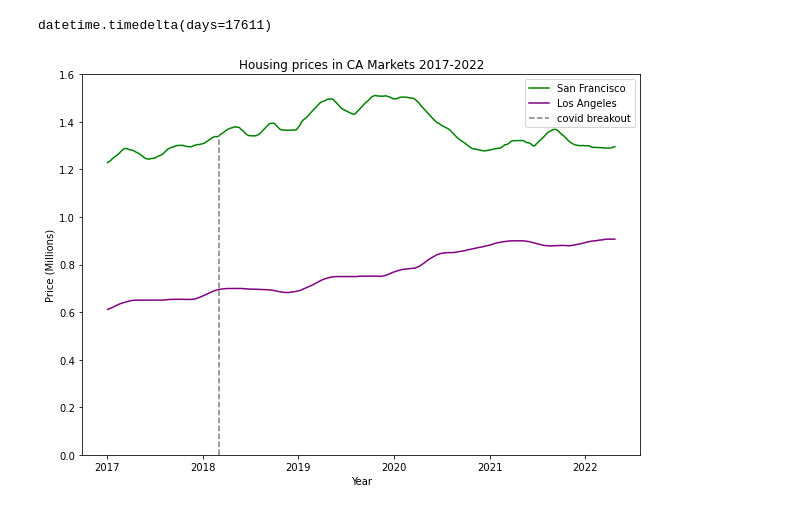
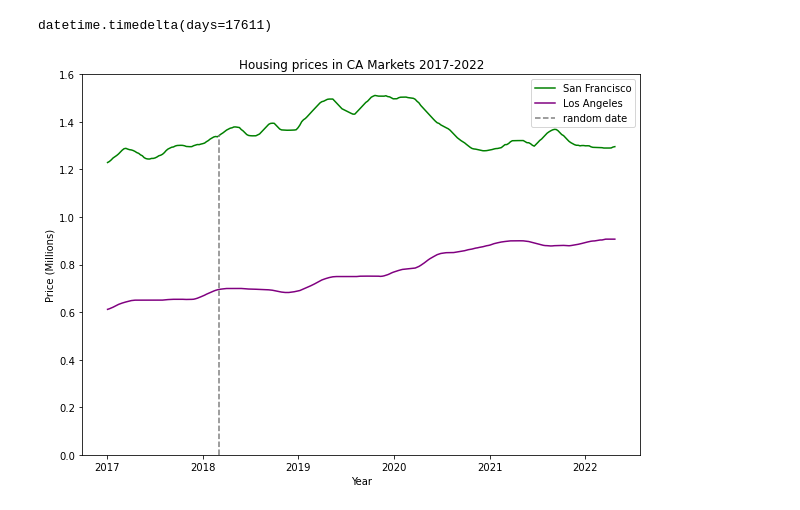
Before and after one commit to naruhikohama/dataviz-python, a Jupyter notebook: matplotlib_fundamentals.ipynb, the cells around one changed output. Saved outputs shown, nothing was run; the diff lists cells and outputs as text; code cells hidden in the pictures.

```diff
--- a/matplotlib_fundamentals.ipynb
+++ b/matplotlib_fundamentals.ipynb
@@ -289,31 +289,31 @@ datetime.timedelta(days=17611)
 # %%
 fig, ax = plt.subplots(figsize = (10, 7))
 
 ax.plot(
     ca_housing_markets.index,
     ca_housing_markets['San Francisco'] / 1_000_000,
     label = 'San Francisco',
     color = 'green',
 )
 
 ax.plot(
     ca_housing_markets.index,
     ca_housing_markets['Los Angeles'] / 1_000_000,
     label = 'Los Angeles',
     color = 'purple',
 )
 
 ax.set_title('Housing prices in CA Markets 2017-2022', fontsize = 12)
 ax.set_xlabel("Year")
 ax.set_ylabel("Price (Millions)")
 ax.set_ylim(0, 1.6)
 
 line_max_y = ca_housing_markets[ca_housing_markets.index == datetime.datetime(2018, 3, 5)][['San Francisco', 'Los Angeles']].values.max() / 1_000_000
 
-ax.axvline(datetime.datetime(2018, 3, 5), ymin= 0, ymax = line_max_y / 1.6, color = 'grey', ls = 'dashed', label = 'covid breakout')
+ax.axvline(datetime.datetime(2018, 3, 5), ymin= 0, ymax = line_max_y / 1.6, color = 'grey', ls = 'dashed', label = 'random date')
 
 ax.legend()
 
 plt.show()
 # %% [output]
-[figure, old version]
+[figure, new version]
```
Also changed, not shown: parts of 3 cells of this notebook.
